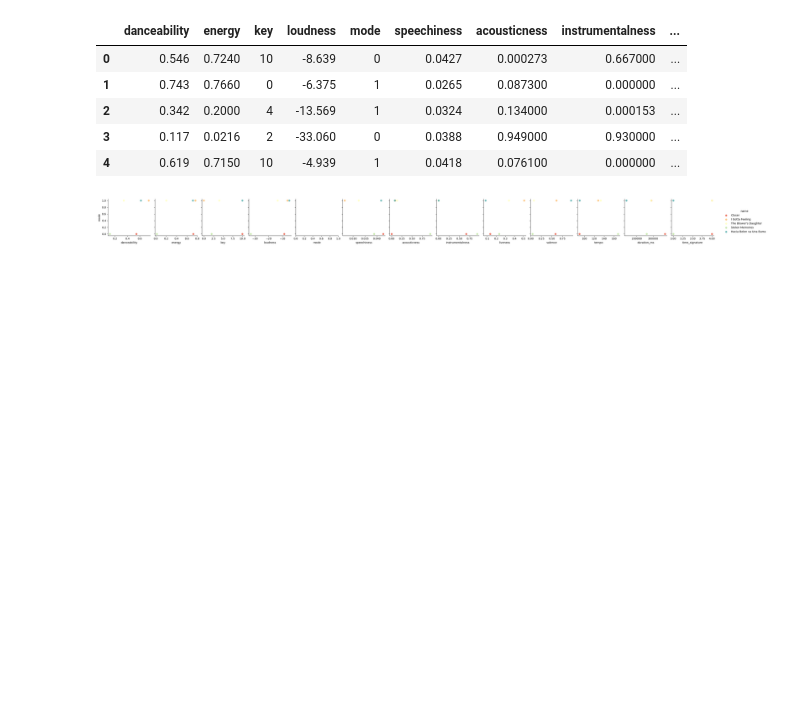
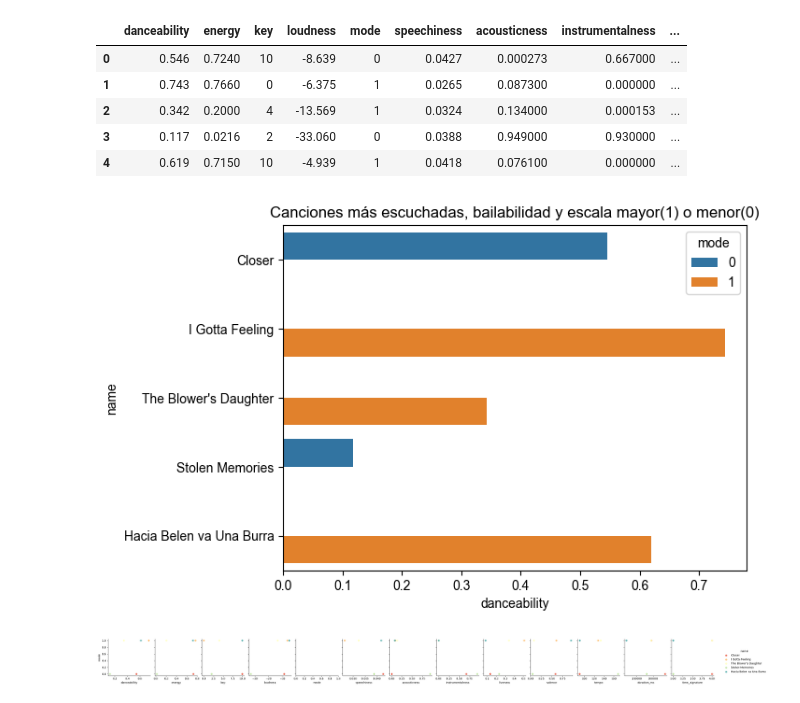
Before and after one commit to yporquenoahora/-Me-ha-afectado-crecer-entre-Kurt-Cobain-y-Bananarama-, a Jupyter notebook: src/notebooks/viz history.ipynb, the cells around one changed output. Drawn from its saved outputs; the diff is of its cells as text; code cells hidden in the pictures; blank space fills up the shorter version.

```diff
--- a/src/notebooks/viz history.ipynb
+++ b/src/notebooks/viz history.ipynb
@@ -235,8 +235,8 @@ A few song to overview features
 # %%
 import spotipy
 from spotipy.oauth2 import SpotifyClientCredentials
-client_id = '03399882ee014a03b7c5c7bf31d54c00'
-client_secret = '8fb28399b6b741828bde4d3327f02135'
+client_id = 'your client_id'
+client_secret = 'your client_secret'
 # create a credential manager and api layer
 client_credentials_manager = SpotifyClientCredentials(client_id=client_id, client_secret=client_secret)
 sp = spotipy.Spotify(client_credentials_manager=client_credentials_manager)
@@ -281,6 +282,14 @@ Index(['danceability', 'energy', 'key', 'loudness', 'mode', 'speechiness',
 | 2 | 0.342 | 0.2000 | 4 | -13.569 | 1 | 0.0324 | 0.134000 | 0.000153 | ... |
 | 3 | 0.117 | 0.0216 | 2 | -33.060 | 0 | 0.0388 | 0.949000 | 0.930000 | ... |
 | 4 | 0.619 | 0.7150 | 10 | -4.939 | 1 | 0.0418 | 0.076100 | 0.000000 | ... |
+# %%
+b = sns.barplot(data=df.head(30), x="danceability", y="name", hue="mode",orient="h",saturation=0.75, width=0.8)
+sns.set(rc={"figure.figsize":(8, 18)}) #width=8, height=4
+b.set_title("Canciones más escuchadas, bailabilidad y escala mayor(1) o menor(0)")
+
+b.tick_params(labelsize=10)
+# %% [output]
+[figure, added]
 # %%
 sns.pairplot(df,
              hue="name",
```
Also changed, not shown: parts of 1 cell of this notebook, 1 other file.
